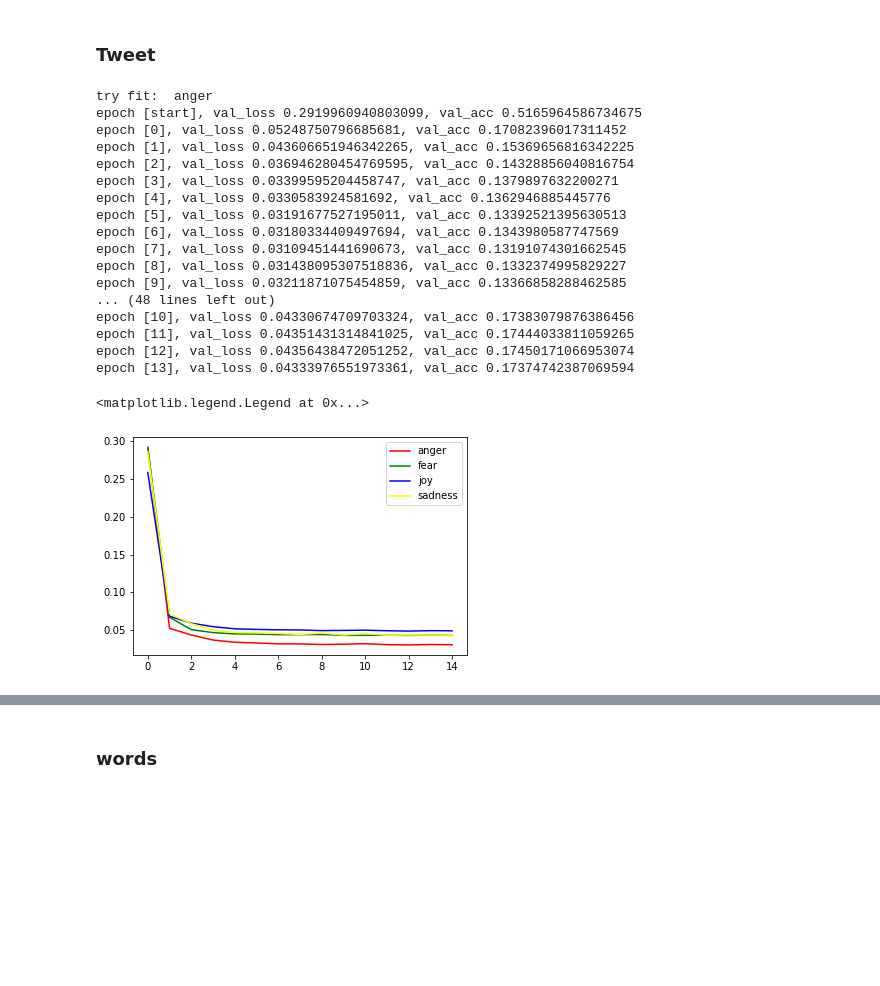
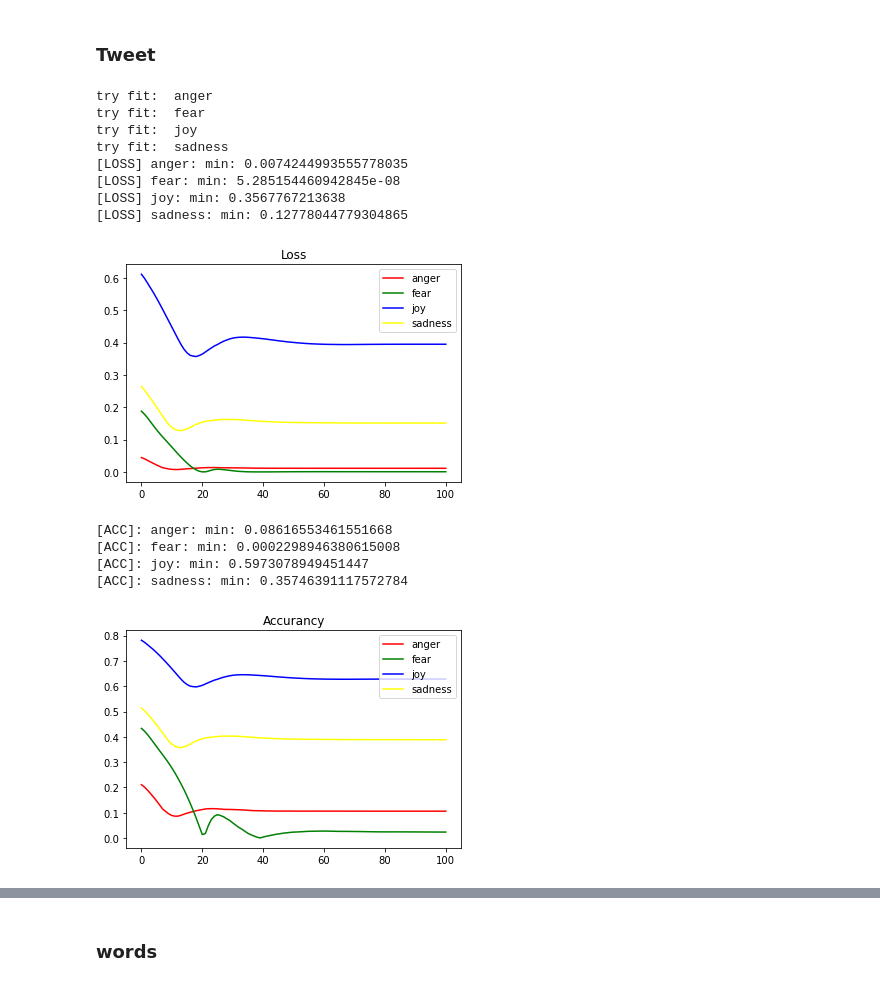
Before and after one commit to janbraunsdorff/Data-Journey, a Jupyter notebook: tweer-001-dataload.ipynb, the cells around one changed output, grey strips where cells are left out. Drawn from its saved outputs; the diff is of its cells as text; code cells hidden in the pictures; blank space fills up the shorter version.

```diff
--- a/tweer-001-dataload.ipynb
+++ b/tweer-001-dataload.ipynb
@@ -741,16 +768,23 @@ def evaluate(model, val_loader):
     outputs = [model.valid(batch) for batch in val_loader]
     return model.valid_end(outputs)
 # %%
-epochs = 5
-batch_size = 32
+epochs = 200
+batch_size = 64
 # %%
 def fit(model, val_loader, train_loader, epochs=epochs):
     history = []
-    optimizer = torch.optim.Adam(model.parameters(), lr=0.0001)
+    optimizer = torch.optim.Adam(model.parameters(), lr=1e-3)
+    sheduler = torch.optim.lr_scheduler.ReduceLROnPlateau(optimizer, mode='min', factor=0.8, patience=2, threshold=0.001, threshold_mode='abs', cooldown=0, min_lr=0, eps=1e-10, verbose=False)
+
     model.eval()
     result = evaluate(model, val_loader)
-    history.append(result)
-    model.epoch_end("start", result)
+    train_result = evaluate(model, train_loader)
+    train_result = {
+        "train_loss": train_result["val_loss"],
+        "train_acc": train_result["val_acc"]
+    }
+
+    history.append({**result, **train_result})
 
     for epoch in range(epochs):
             model.train()
@@ -763,13 +797,22 @@ def fit(model, val_loader, train_loader, epochs=epochs):
 
             model.eval()
             result = evaluate(model, val_loader)
-            model.epoch_end(epoch, result)
-            history.append(result)
+
+            train_result = evaluate(model, train_loader)
+            train_result = {
+                "train_loss": train_result["val_loss"],
+                "train_acc": train_result["val_acc"]
+            }
+
+            # model.epoch_end(epoch, result)
+            sheduler.step(result['val_loss'])
+            history.append({**result, **train_result})
 
     return history, model
 # %%
 from sklearn.feature_extraction.text import CountVectorizer
 # %%
+epochs_total = 100
 def start_training(df, name, column, method=CountVectorizer, concat = True):
     if concat:
         tweets = [' '.join(x) for x in df[column].to_numpy()]
@@ -780,9 +823,9 @@ def start_training(df, name, column, method=CountVectorizer, concat = True):
     bag_len  = len(cv.get_feature_names_out())
 
     if concat:
-        df["features"] = df["Tweet"].map(lambda x: cv.transform([' '.join(x)]).toarray())
+        df["features"] = df[column].map(lambda x: cv.transform([' '.join(x)]).toarray())
     else:
-        df["features"] = df["Tweet"].map(lambda x: cv.transform([x]).toarray())
+        df["features"] = df[column].map(lambda x: cv.transform([x]).toarray())
 
 
 
@@ -790,8 +833,8 @@ def start_training(df, name, column, method=CountVectorizer, concat = True):
     df_valid = df.drop(df_train.index)
 
 
-    train_data = list(zip(df_train["features"].to_numpy(), df_train["Intensity Score"].to_numpy().astype(float)))
-    val_data = list(zip(df_valid["features"].to_numpy(), df_valid["Intensity Score"].to_numpy().astype(float)))
+    train_data = list(zip(df_train["features"].to_numpy()[0], df_train["Intensity Score"].to_numpy().astype(float)))
+    val_data = list(zip(df_valid["features"].to_numpy()[0], df_valid["Intensity Score"].to_numpy().astype(float)))
 
 
     model = Regessor(input_dim=bag_len)
@@ -800,4 +843,4 @@ def start_training(df, name, column, method=CountVectorizer, concat = True):
     val_loader = DataLoader(val_data, batch_size)
 
     print("try fit: ", name)
-    return fit(model, val_loader, train_loader, epochs=14)[0]
+    return fit(model, val_loader, train_loader, epochs=epochs_total)[0]
@@ -808,23 +899,22 @@ def start_training(df, name, column, method=CountVectorizer, concat = True):
 # %%
 data_sets, data_names = create_dataset()
 histories = []
 for data, name in zip(data_sets, data_names):
     histories.append(start_training(data, name, "Tweet", concat=False))
+
+print_results(histories)
 # %% [output]
 try fit:  anger
-epoch [start], val_loss 0.2919960940803099, val_acc 0.5165964586734675
-epoch [0], val_loss 0.05248750796685681, val_acc 0.17082396017311452
-epoch [1], val_loss 0.043606651946342265, val_acc 0.15369656816342225
-epoch [2], val_loss 0.036946280454769595, val_acc 0.14328856040816754
-epoch [3], val_loss 0.03399595204458747, val_acc 0.1379897632200271
-epoch [4], val_loss 0.0330583924581692, val_acc 0.1362946885445776
-epoch [5], val_loss 0.03191677527195011, val_acc 0.13392521395630513
-epoch [6], val_loss 0.03180334409497694, val_acc 0.1343980587747569
-epoch [7], val_loss 0.03109451441690673, val_acc 0.13191074301662545
-epoch [8], val_loss 0.031438095307518836, val_acc 0.1332374995829227
-epoch [9], val_loss 0.03211871075454859, val_acc 0.13366858288462585
-... (48 lines left out)
-epoch [10], val_loss 0.04330674709703324, val_acc 0.17383079876386456
-epoch [11], val_loss 0.04351431314841025, val_acc 0.17444033811059265
-epoch [12], val_loss 0.04356438472051252, val_acc 0.17450171066953074
-epoch [13], val_loss 0.04333976551973361, val_acc 0.17374742387069594
+try fit:  fear
+try fit:  joy
+try fit:  sadness
+[LOSS] anger: min: 0.0074244993555778035
+[LOSS] fear: min: 5.285154460942845e-08
+[LOSS] joy: min: 0.3567767213638
+[LOSS] sadness: min: 0.12778044779304865
+[figure, added]
+[ACC]: anger: min: 0.08616553461551668
+[ACC]: fear: min: 0.0002298946380615008
+[ACC]: joy: min: 0.5973078949451447
+[ACC]: sadness: min: 0.35746391117572784
+[figure, added]
@@ -834,9 +920,0 @@ acc = np.array([x["val_acc"] for val in histories for x in val]).reshape(4,15)
-# %%
-colors = ["red", "green", "blue",  "yellow"]
-for (x, color, name) in zip(loss, colors, data_names):
-    sns.lineplot(data= x, color = color)
-
-plt.legend(labels=data_names)
-# %% [output]
-<matplotlib.legend.Legend at 0x...>
-[figure, removed]
```
Also changed, not shown: parts of 44 cells of this notebook.
